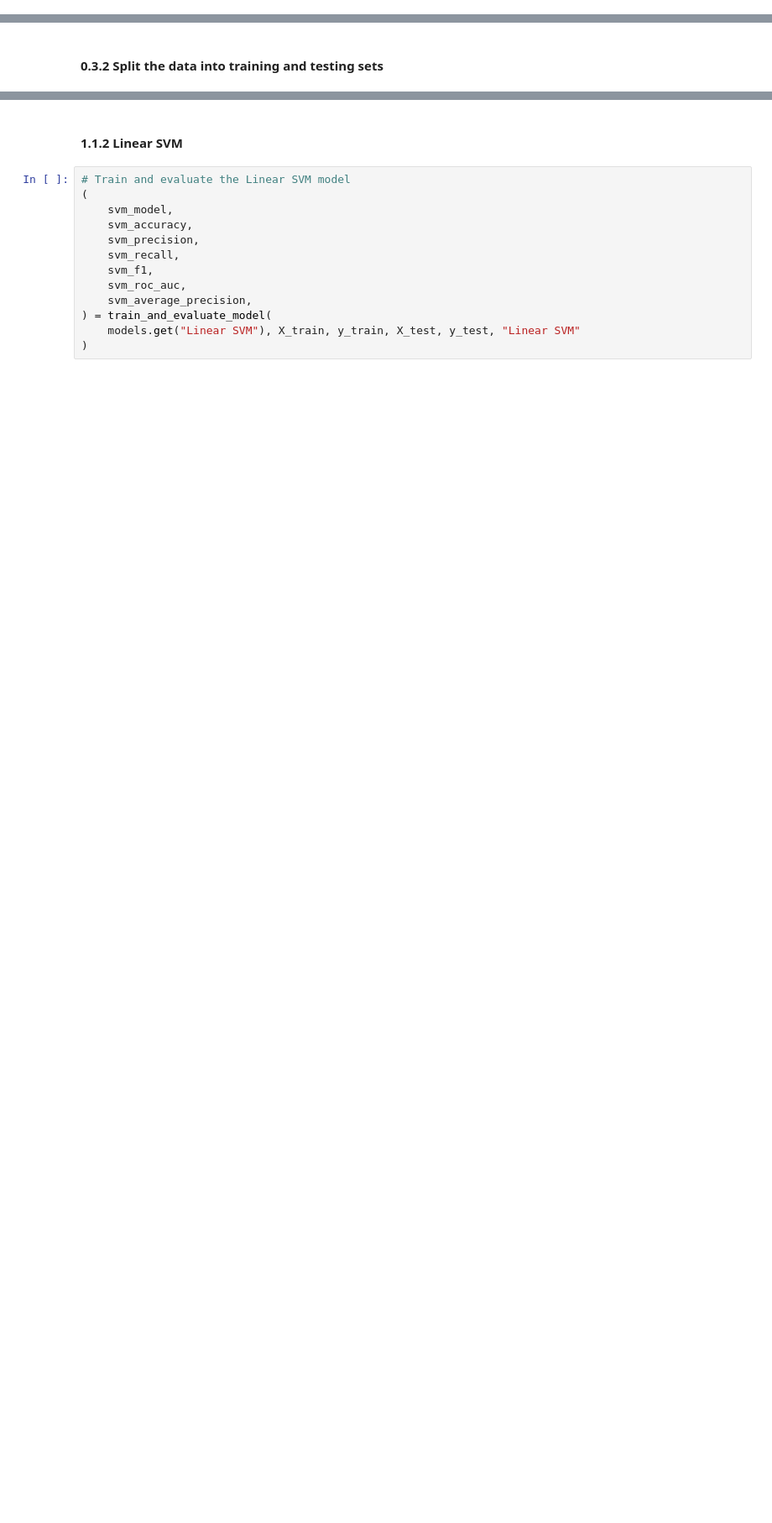
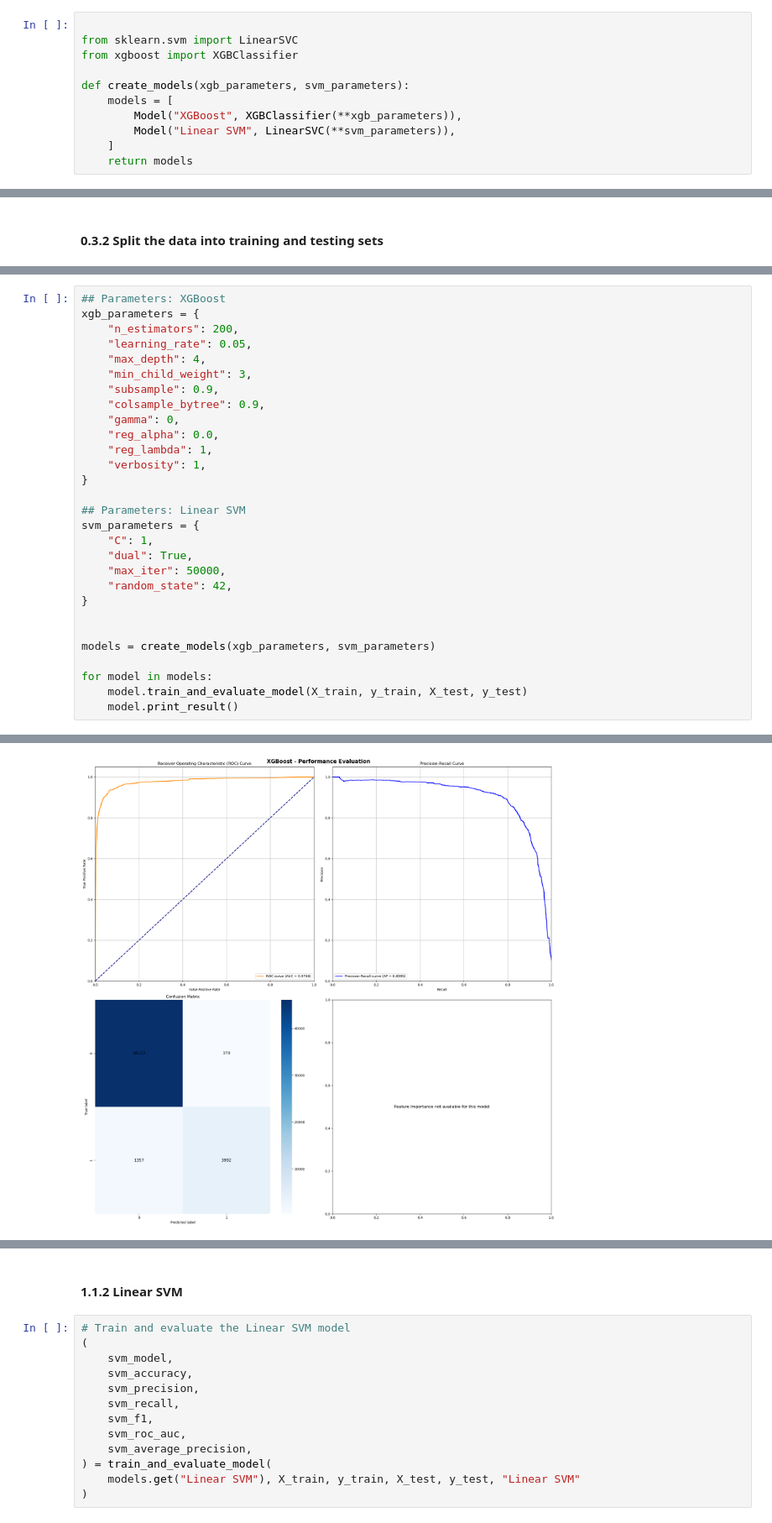
Before and after one commit to changjoon-park/kings-project, a Jupyter notebook: data/project.ipynb, the cells around one changed output, grey strips where cells are left out. Shown at 84% size. Cells and saved outputs as stored; diff of their text form; blank space fills up the shorter version.

Commit message:
Experiment 1: Implement Model class

```diff
--- a/data/project.ipynb
+++ b/data/project.ipynb
@@ -231,0 +220,11 @@ models = {
+# %%
+
+from sklearn.svm import LinearSVC
+from xgboost import XGBClassifier
+
+def create_models(xgb_parameters, svm_parameters):
+    models = [
+        Model("XGBoost", XGBClassifier(**xgb_parameters)),
+        Model("Linear SVM", LinearSVC(**svm_parameters)),
+    ]
+    return models
@@ -296,0 +280,30 @@ This suggests a comparative study of various ML algorithms to determine which ar
+# %%
+## Parameters: XGBoost
+xgb_parameters = {
+    "n_estimators": 200,
+    "learning_rate": 0.05,
+    "max_depth": 4,
+    "min_child_weight": 3,
+    "subsample": 0.9,
+    "colsample_bytree": 0.9,
+    "gamma": 0,
+    "reg_alpha": 0.0,
+    "reg_lambda": 1,
+    "verbosity": 1,
+}
+
+## Parameters: Linear SVM
+svm_parameters = {
+    "C": 1,
+    "dual": True,
+    "max_iter": 50000,
+    "random_state": 42,
+}
+
+
+models = create_models(xgb_parameters, svm_parameters)
+
+for model in models:
+    model.train_and_evaluate_model(X_train, y_train, X_test, y_test)
+    model.print_result()
+# %% [output]
@@ -296,0 +321 @@ This suggests a comparative study of various ML algorithms to determine which ar
+[figure, added]
```
Also changed, not shown: parts of 28 cells of this notebook, 6 other files.
